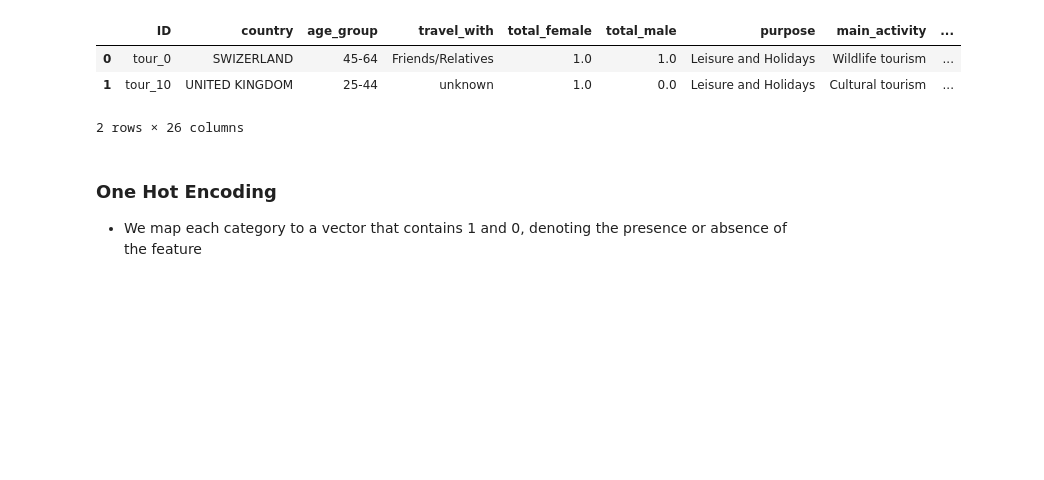
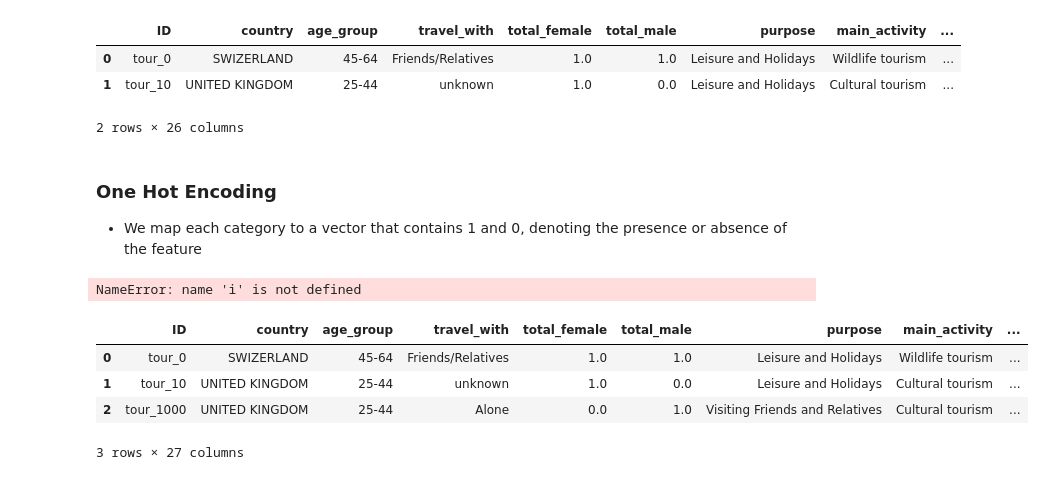
Before and after one commit to phelly/publicAPIs, a Jupyter notebook: Tourism Prediction.ipynb, the cells around one changed output. Drawn from its saved outputs; the diff is of its cells as text; code cells hidden in the pictures; blank space fills up the shorter version.

```diff
--- a/Tourism Prediction.ipynb
+++ b/Tourism Prediction.ipynb
@@ -322,3 +322,22 @@ train_df.head(2)
 # %% [markdown]
 ### One Hot Encoding
 - We map each category  to a vector that contains 1 and 0, denoting the presence or absence of the feature
+# %%
+from sklearn.preprocessing import OneHotEncoder
+ohc = OneHotEncoder()
+ohe = ohc.fit_transform(train_df.first_trip_tz.values.reshape(-1,1)).toarray()
+OneHot_df = pd.DataFrame(ohe, columns = ["first_trip_tz_" + str(ohc.categories_[0][i])
+                                        for i in range(len(ohc.categories_[0][i]))])
+train_df2 = pd.concat([train_df, OneHot_df], axis = 1)
+train_df2
+# %% [output]
+NameError: name 'i' is not defined
+# %%
+train_df2 = pd.get_dummies(train_df, prefix = ["first_trip"], columns = ['first_trip_tz'])
+train_df2.head(3)
+# %% [output]
+|  | ID | country | age_group | travel_with | total_female | total_male | purpose | main_activity | ... |
+| 0 | tour_0 | SWIZERLAND | 45-64 | Friends/Relatives | 1.0 | 1.0 | Leisure and Holidays | Wildlife tourism | ... |
+| 1 | tour_10 | UNITED KINGDOM | 25-44 | unknown | 1.0 | 0.0 | Leisure and Holidays | Cultural tourism | ... |
+| 2 | tour_1000 | UNITED KINGDOM | 25-44 | Alone | 0.0 | 1.0 | Visiting Friends and Relatives | Cultural tourism | ... |
+3 rows × 27 columns
```
Also changed, not shown: parts of 2 cells of this notebook.
